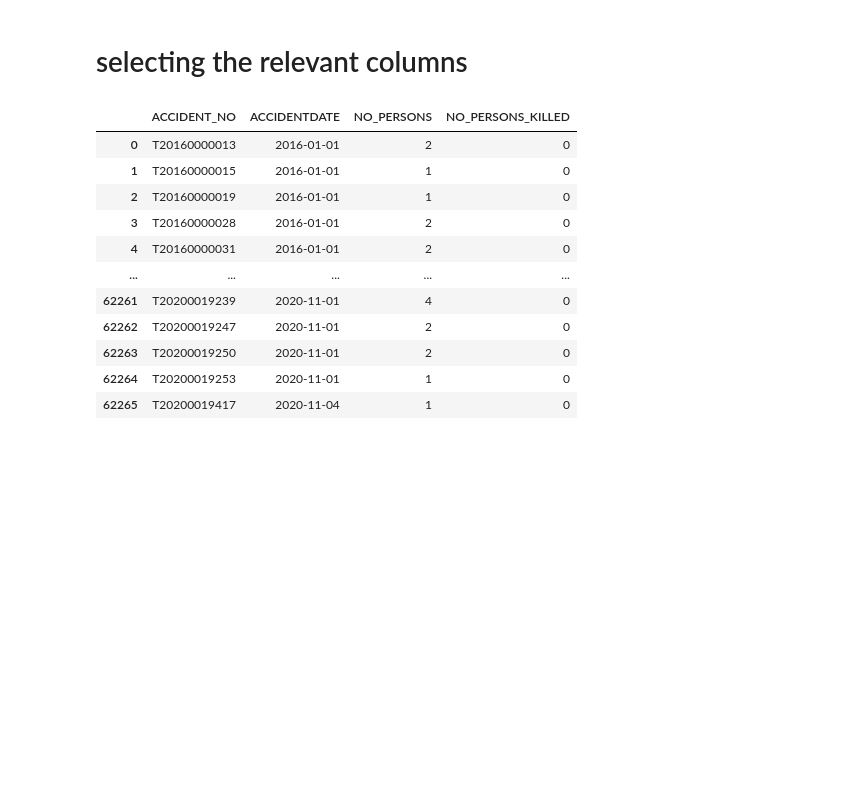
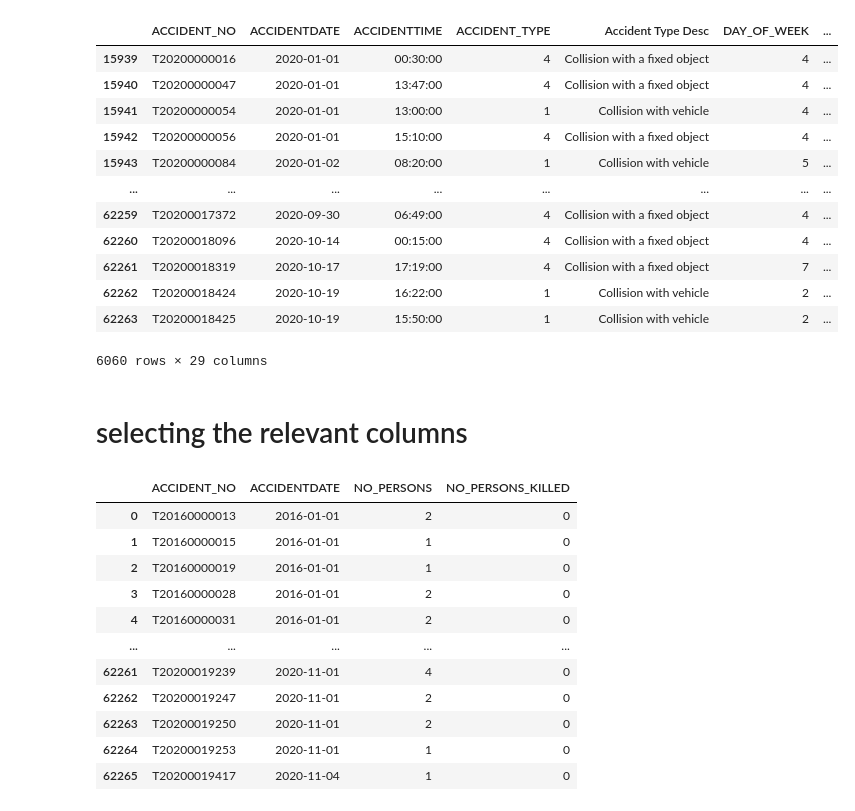
Before and after one commit to 0samvuong/Project-1, a Jupyter notebook: number_of_accidents_analysis.ipynb, the cells around one changed output. Saved outputs shown, nothing was run; the diff lists cells and outputs as text; code cells hidden in the pictures; blank space fills up the shorter version.

```diff
--- a/number_of_accidents_analysis.ipynb
+++ b/number_of_accidents_analysis.ipynb
@@ -22,25 +22,42 @@ accident_df = accident_df.drop(accident_df.columns[0], axis=1)
 # %%
 main_accident_df = accident_df[accident_df["ACCIDENT_NO"].isin(main_df["ACCIDENT_NO"])]
 
 #converting accidentdate column to datetime format, for easier search
 main_df["ACCIDENTDATE"] = pd.to_datetime(main_df["ACCIDENTDATE"])
 main_accident_df["ACCIDENTDATE"] = pd.to_datetime(main_accident_df["ACCIDENTDATE"])
 #main_df["Year"] = main_df["ACCIDENTDATE"].dt.year
 
 #creating dataframes for each year's accidents
 main_2016_df = main_df[main_df["ACCIDENTDATE"].dt.year == 2016]
 main_2017_df = main_df[main_df["ACCIDENTDATE"].dt.year == 2017]
 main_2018_df = main_df[main_df["ACCIDENTDATE"].dt.year == 2018]
 main_2019_df = main_df[main_df["ACCIDENTDATE"].dt.year == 2019]
 main_2020_df = main_df[main_df["ACCIDENTDATE"].dt.year == 2020]
 
 
 # accident  dataframes based on year
 accident_2016_df = accident_df[accident_df["ACCIDENT_NO"].isin(main_2016_df["ACCIDENT_NO"])]
 accident_2017_df = accident_df[accident_df["ACCIDENT_NO"].isin(main_2017_df["ACCIDENT_NO"])]
 accident_2018_df = accident_df[accident_df["ACCIDENT_NO"].isin(main_2018_df["ACCIDENT_NO"])]
 accident_2019_df = accident_df[accident_df["ACCIDENT_NO"].isin(main_2019_df["ACCIDENT_NO"])]
 accident_2020_df = accident_df[accident_df["ACCIDENT_NO"].isin(main_2020_df["ACCIDENT_NO"])]
+
+
+accident_2020_df
+# %% [output]
+|  | ACCIDENT_NO | ACCIDENTDATE | ACCIDENTTIME | ACCIDENT_TYPE | Accident Type Desc | DAY_OF_WEEK | ... |
+| 15939 | T20200000016 | 2020-01-01 | 00:30:00 | 4 | Collision with a fixed object | 4 | ... |
+| 15940 | T20200000047 | 2020-01-01 | 13:47:00 | 4 | Collision with a fixed object | 4 | ... |
+| 15941 | T20200000054 | 2020-01-01 | 13:00:00 | 1 | Collision with vehicle | 4 | ... |
+| 15942 | T20200000056 | 2020-01-01 | 15:10:00 | 4 | Collision with a fixed object | 4 | ... |
+| 15943 | T20200000084 | 2020-01-02 | 08:20:00 | 1 | Collision with vehicle | 5 | ... |
+| ... | ... | ... | ... | ... | ... | ... | ... |
+| 62259 | T20200017372 | 2020-09-30 | 06:49:00 | 4 | Collision with a fixed object | 4 | ... |
+| 62260 | T20200018096 | 2020-10-14 | 00:15:00 | 4 | Collision with a fixed object | 4 | ... |
+| 62261 | T20200018319 | 2020-10-17 | 17:19:00 | 4 | Collision with a fixed object | 7 | ... |
+| 62262 | T20200018424 | 2020-10-19 | 16:22:00 | 1 | Collision with vehicle | 2 | ... |
+| 62263 | T20200018425 | 2020-10-19 | 15:50:00 | 1 | Collision with vehicle | 2 | ... |
+6060 rows × 29 columns
 # %% [markdown]
 # selecting the relevant columns
 # %%
```
Also changed, not shown: parts of 7 cells of this notebook, 4 other files.
